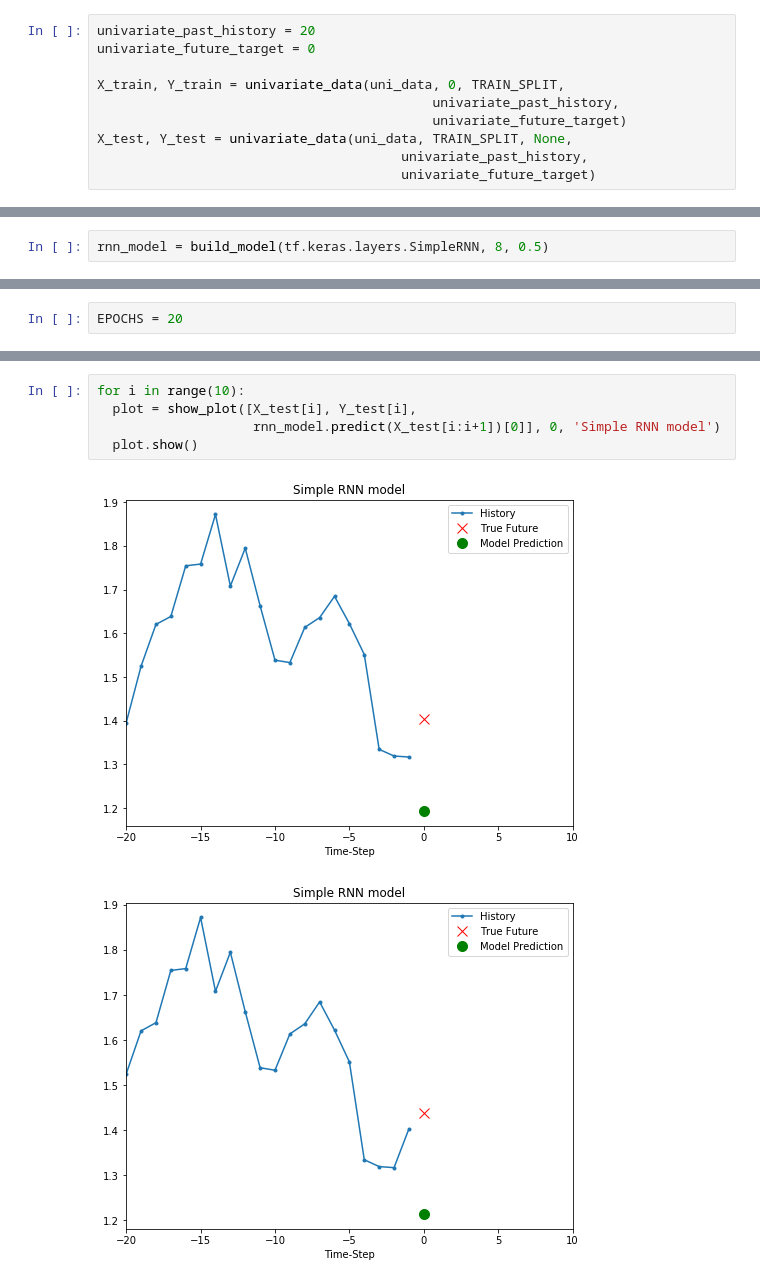
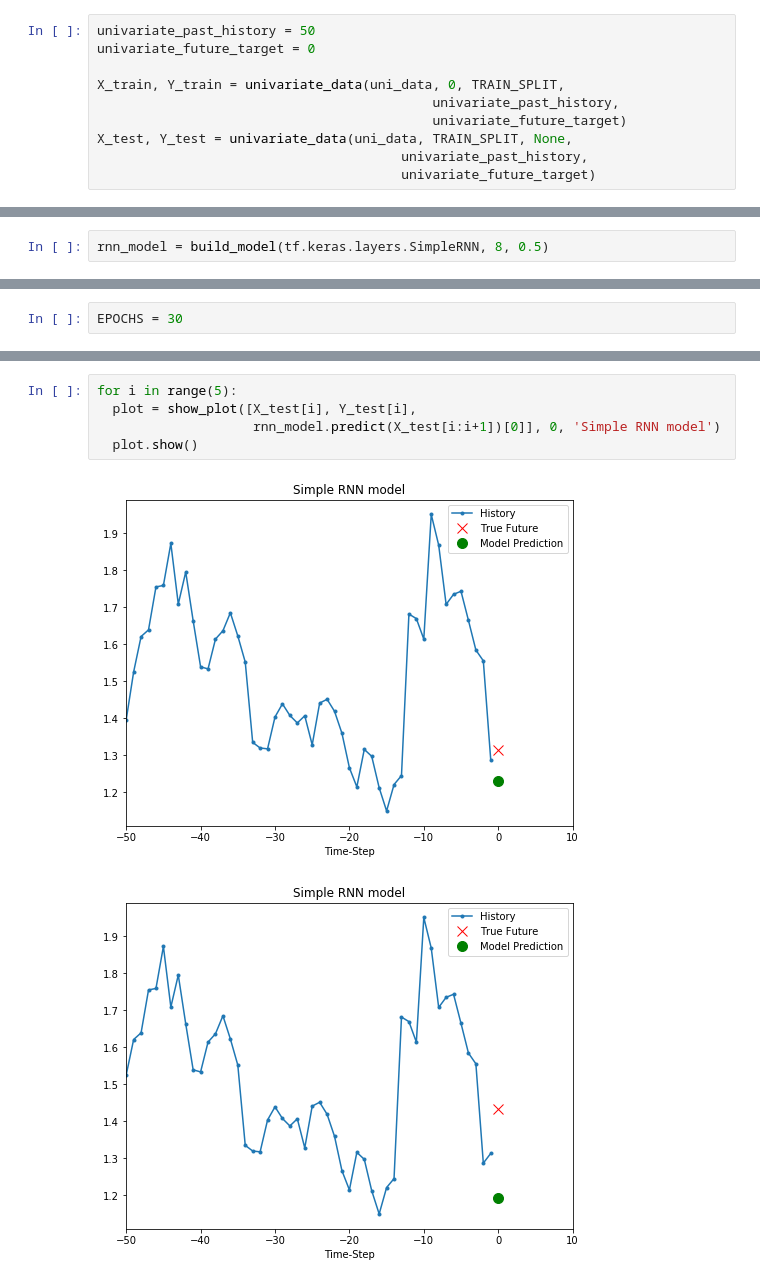
Before and after one commit to adammoss/MLiS2, a Jupyter notebook: examples/rnn/timeseries.ipynb, the cells around one changed output, grey strips where cells are left out. Saved outputs shown, nothing was run; the diff lists cells and outputs as text.

```diff
--- a/examples/rnn/timeseries.ipynb
+++ b/examples/rnn/timeseries.ipynb
@@ -98,5 +96,5 @@ Use the last 20 observations to learn to predict the value at the next time step
 # %%
-univariate_past_history = 20
+univariate_past_history = 50
 univariate_future_target = 0
 
 X_train, Y_train = univariate_data(uni_data, 0, TRAIN_SPLIT,
@@ -198,7 +196,7 @@ Trainable params: 89
 Non-trainable params: 0
 _________________________________________________________________
 # %%
-EPOCHS = 20
+EPOCHS = 30
 # %%
 history = rnn_model.fit(X_train, Y_train, epochs=EPOCHS, validation_data=(X_test, Y_test))
 # %% [output]
@@ -232,8 +230,8 @@ plt.show()
 # %%
-for i in range(10):
+for i in range(5):
   plot = show_plot([X_test[i], Y_test[i],
                     rnn_model.predict(X_test[i:i+1])[0]], 0, 'Simple RNN model')
   plot.show()
 # %% [output]
-[figure, old version]
+[figure, new version]
-[figure, old version]
+[figure, new version]
```
Also changed, not shown: parts of 14 cells of this notebook.
